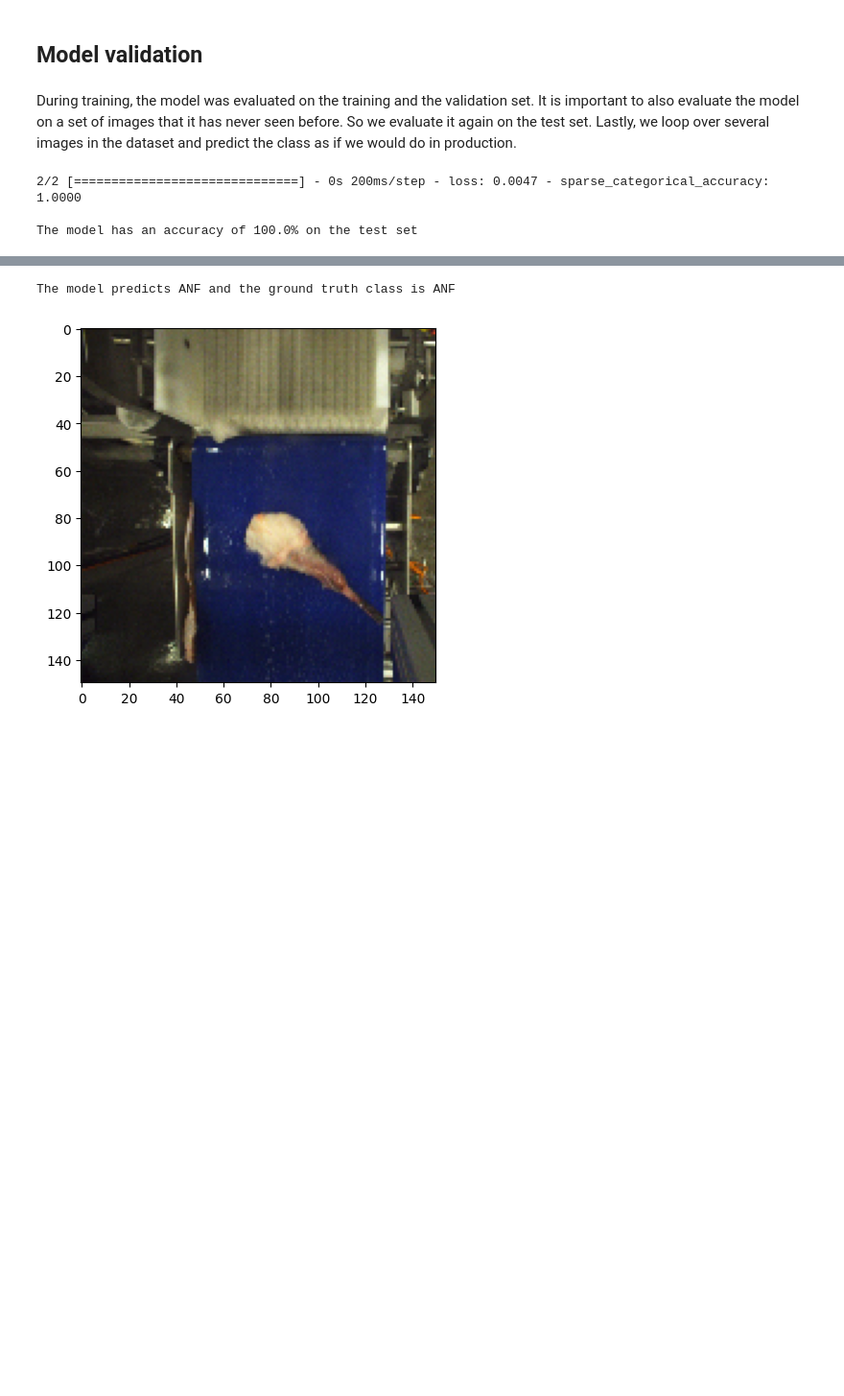
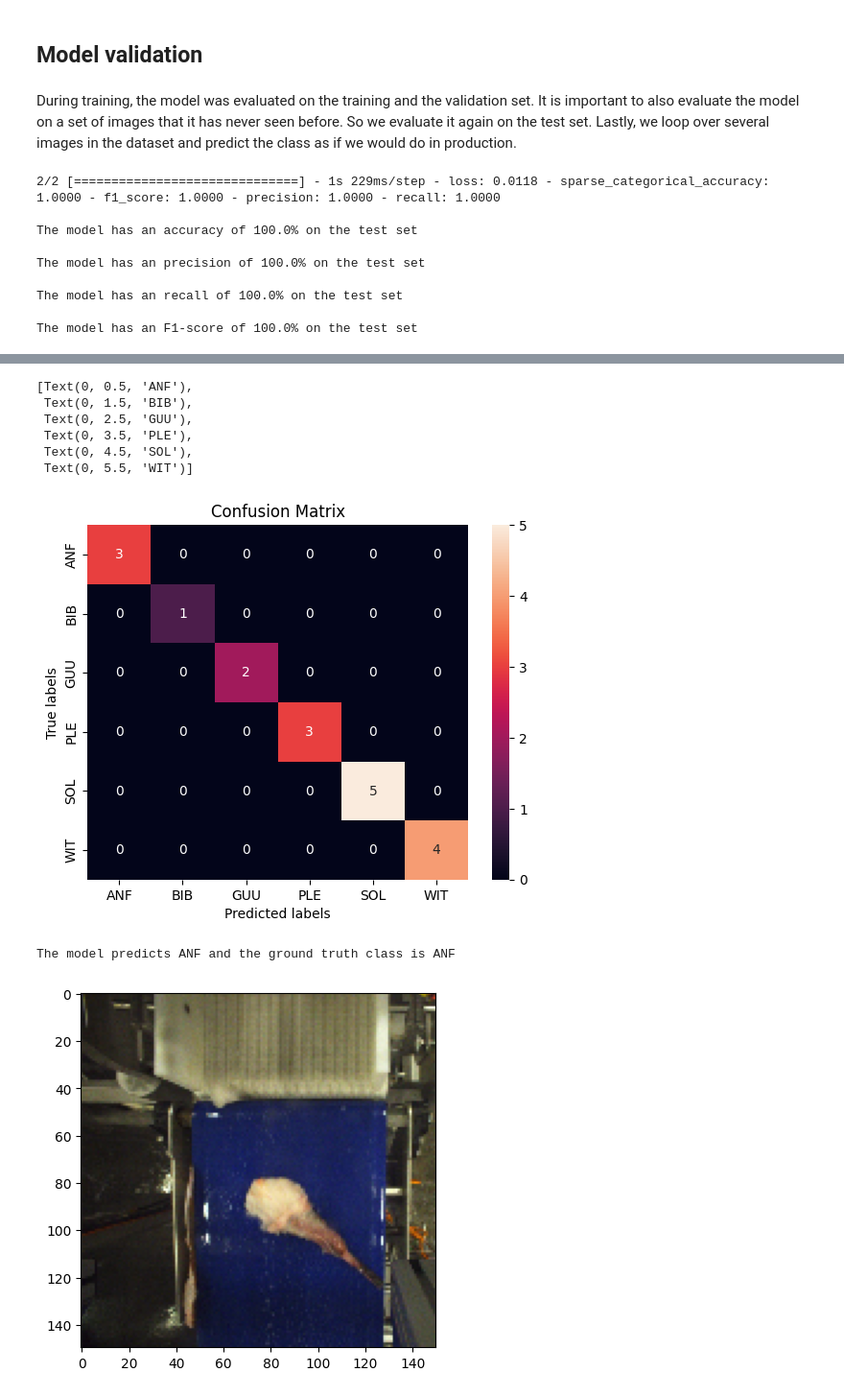
Before and after one commit to MatthiasDR96/mv4QC_workshop, a Jupyter notebook: 2_object_classification.ipynb, the cells around one changed output, grey strips where cells are left out. Shown at 96% size. Cells and saved outputs as stored; diff of their text form; code cells hidden in the pictures; blank space fills up the shorter version.

```diff
--- a/2_object_classification.ipynb
+++ b/2_object_classification.ipynb
@@ -126,18 +148,12 @@ epochs = 30
 model.compile(
     optimizer=keras.optimizers.SGD(), # Stochastic gradient descent optimizer
     loss=[keras.losses.SparseCategoricalCrossentropy()], # Crossentropy loss for multi-class classification
-    metrics=[keras.metrics.SparseCategoricalAccuracy()]) # Crossentropy accuracy for multi-class classification
-
-# Define COCO metrics callback
-coco_metrics_callback = keras_cv.callbacks.PyCOCOCallback(
-    val_ds, bounding_box_format="center_xywh"
-)
+    metrics=[keras.metrics.SparseCategoricalAccuracy(), f1_score, precision, recall]) # Crossentropy accuracy for multi-class classification
 
 # Train model
-model.fit(
+hist = model.fit(
     train_ds,
     validation_data=val_ds,
     epochs=epochs,
-    callbacks=[coco_metrics_callback]
 )
 # %% [output]
@@ -169,7 +184,33 @@ result = model.evaluate(test_ds)
 
 # Print result
 print(f'\nThe model has an accuracy of {result[1]*100}% on the test set')
+print(f'\nThe model has an precision of {result[3]*100}% on the test set')
+print(f'\nThe model has an recall of {result[4]*100}% on the test set')
+print(f'\nThe model has an F1-score of {result[2]*100}% on the test set')
 # %% [output]
-2/2 [==============================] - 0s 200ms/step - loss: 0.0047 - sparse_categorical_accuracy: 1.0000
+2/2 [==============================] - 1s 229ms/step - loss: 0.0118 - sparse_categorical_accuracy: 1.0000 - f1_score: 1.0000 - precision: 1.0000 - recall: 1.0000
 
 The model has an accuracy of 100.0% on the test set
+
+The model has an precision of 100.0% on the test set
+
+The model has an recall of 100.0% on the test set
+
+The model has an F1-score of 100.0% on the test set
+# %%
+# Load batch and save predictions
+y_pred = []
+y_true = []
+for images, labels in test_ds:
+	y_pred += list(np.argmax(model.predict(images), axis = 1))
+	y_true += list(labels.numpy())
+
+# Plot confusion matrix
+ax= plt.subplot()
+cm = confusion_matrix(y_true, y_pred)
+sns.heatmap(cm, annot=True, fmt='g', ax=ax)
+ax.set_xlabel('Predicted labels');ax.set_ylabel('True labels')
+ax.set_title('Confusion Matrix')
+ax.xaxis.set_ticklabels(class_list)
+ax.yaxis.set_ticklabels(class_list)
+# %% [output]
@@ -176,3 +219,10 @@ The model has an accuracy of 100.0% on the test set
+[Text(0, 0.5, 'ANF'),
+ Text(0, 1.5, 'BIB'),
+ Text(0, 2.5, 'GUU'),
+ Text(0, 3.5, 'PLE'),
+ Text(0, 4.5, 'SOL'),
+ Text(0, 5.5, 'WIT')]
+[figure, added]
 # %%
 # Loop over all folders and predict the class for the first image
 for specie in class_list:
```
Also changed, not shown: parts of 6 cells of this notebook, 1 other file.
